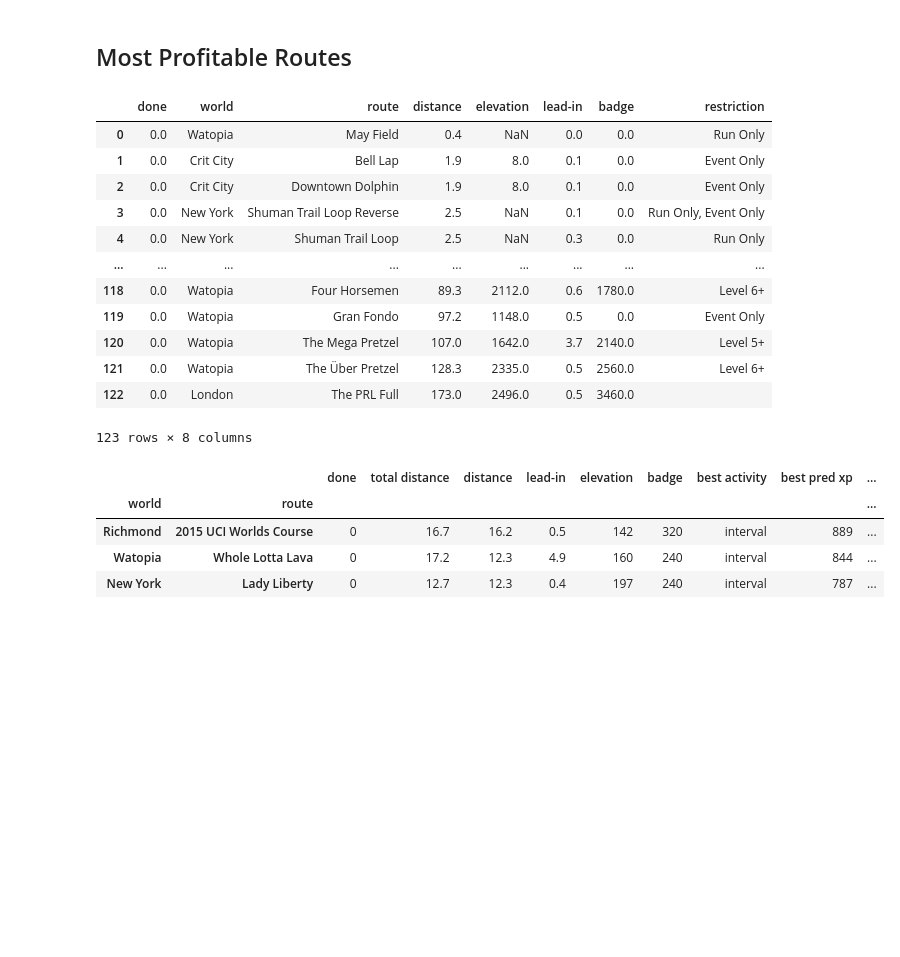
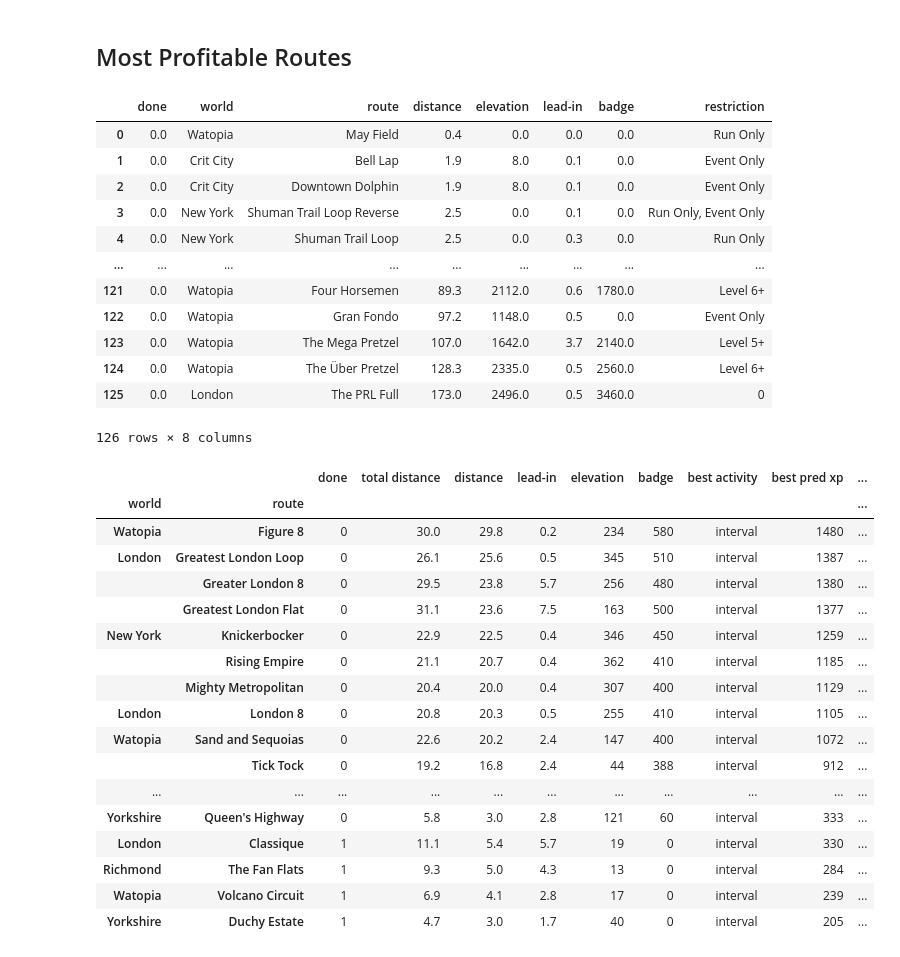
Before and after one commit to bennylp/zwift-training, a Jupyter notebook: zwift-planner.ipynb, the cells around one changed output. Drawn from its saved outputs; the diff is of its cells as text; code cells hidden in the pictures; blank space fills up the shorter version.

```diff
--- a/zwift-planner.ipynb
+++ b/zwift-planner.ipynb
@@ -124,25 +127,25 @@ Mean error: 4.3%
 ## Most Profitable Routes
 # %%
 routes = pd.read_excel(os.path.join(ROOT, 'routes.xlsx'))
-routes['done'] = routes['done'].fillna(0)
-routes['badge'] = routes['badge'].fillna(0)
-routes['restriction'] = routes['restriction'].fillna('')
-routes['lead-in'] = routes['lead-in'].fillna(0)
+for col in ['done', 'badge', 'restriction', 'lead-in', 'elevation']:
+    routes[col] = routes[col].fillna(0)
+
+routes['restriction'] = routes['restriction'].fillna('').astype(str)
 routes
 # %% [output]
 |  | done | world | route | distance | elevation | lead-in | badge | restriction |
-| 0 | 0.0 | Watopia | May Field | 0.4 | NaN | 0.0 | 0.0 | Run Only |
+| 0 | 0.0 | Watopia | May Field | 0.4 | 0.0 | 0.0 | 0.0 | Run Only |
 | 1 | 0.0 | Crit City | Bell Lap | 1.9 | 8.0 | 0.1 | 0.0 | Event Only |
 | 2 | 0.0 | Crit City | Downtown Dolphin | 1.9 | 8.0 | 0.1 | 0.0 | Event Only |
-| 3 | 0.0 | New York | Shuman Trail Loop Reverse | 2.5 | NaN | 0.1 | 0.0 | Run Only, Event Only |
-| 4 | 0.0 | New York | Shuman Trail Loop | 2.5 | NaN | 0.3 | 0.0 | Run Only |
+| 3 | 0.0 | New York | Shuman Trail Loop Reverse | 2.5 | 0.0 | 0.1 | 0.0 | Run Only, Event Only |
+| 4 | 0.0 | New York | Shuman Trail Loop | 2.5 | 0.0 | 0.3 | 0.0 | Run Only |
 | ... | ... | ... | ... | ... | ... | ... | ... | ... |
-| 118 | 0.0 | Watopia | Four Horsemen | 89.3 | 2112.0 | 0.6 | 1780.0 | Level 6+ |
-| 119 | 0.0 | Watopia | Gran Fondo | 97.2 | 1148.0 | 0.5 | 0.0 | Event Only |
-| 120 | 0.0 | Watopia | The Mega Pretzel | 107.0 | 1642.0 | 3.7 | 2140.0 | Level 5+ |
-| 121 | 0.0 | Watopia | The Über Pretzel | 128.3 | 2335.0 | 0.5 | 2560.0 | Level 6+ |
-| 122 | 0.0 | London | The PRL Full | 173.0 | 2496.0 | 0.5 | 3460.0 |  |
+| 121 | 0.0 | Watopia | Four Horsemen | 89.3 | 2112.0 | 0.6 | 1780.0 | Level 6+ |
+| 122 | 0.0 | Watopia | Gran Fondo | 97.2 | 1148.0 | 0.5 | 0.0 | Event Only |
+| 123 | 0.0 | Watopia | The Mega Pretzel | 107.0 | 1642.0 | 3.7 | 2140.0 | Level 5+ |
+| 124 | 0.0 | Watopia | The Über Pretzel | 128.3 | 2335.0 | 0.5 | 2560.0 | Level 6+ |
+| 125 | 0.0 | London | The PRL Full | 173.0 | 2496.0 | 0.5 | 3460.0 | 0 |
-123 rows × 8 columns
+126 rows × 8 columns
 # %%
 def best_route(avg_watt_per_kg, weight, max_duration, min_duration=None, kind=None, done=None):
     assert kind is None or kind in ['ride', 'interval', 'workout']
@@ -230,34 +233,51 @@ def calc_avg_watt(ftp, tss, duration):
     # avg_watt = (tss / hour * ftp**2 / 100) ** 0.5
     hour = pd.Timedelta(duration).total_seconds() / 3600
     return (tss * (ftp**2) / hour / 100) ** 0.5
 
 def calc_tss(ftp, avg_watt, duration):
     #np = avg_watt
     #IF = np / ftp
     #tss = (pd.Timedelta(duration).total_seconds()  * np * IF) / (ftp * 3600) * 100
     tss = pd.Timedelta(duration).total_seconds() / 3600 * (avg_watt ** 2) / (ftp ** 2) * 100
     return tss
 
 def best_route_by_tss(ftp, weight, tss, duration, kind=None, done=None):
     duration = pd.Timedelta(duration)
     avg_watt = calc_avg_watt(ftp, tss, duration)
     return best_route(avg_watt/weight, weight, duration+pd.Timedelta(minutes=10),
                       min_duration=duration-pd.Timedelta(minutes=10),
                       kind=kind, done=done)
 
 # Monday: Step-down interval
 #best_route_by_tss(160, 83, 62, '0:50:00', kind='workout')
 
 # Tuesday: Low-cadence interval
 #best_route_by_tss(160, 83, 53, '0:50:00', kind='workout')
 
 # Thursday: The long ride
 #best_route_by_tss(160, 83, 42, '0:50:00', kind='interval')
 
-best_route_by_watt(95, 83, '0:50:00')
+# MAF Rest day
+#best_route_by_tss(160, 83, 16, '0:25:00')
+
+# MAF M60
+best_route(113/83, 83, '1:20:00')
 # %% [output]
 |  |  | done | total distance | distance | lead-in | elevation | badge | best activity | best pred xp | ... |
 | world | route |  |  |  |  |  |  |  |  | ... |
-| Richmond | 2015 UCI Worlds Course | 0 | 16.7 | 16.2 | 0.5 | 142 | 320 | interval | 889 | ... |
-| Watopia | Whole Lotta Lava | 0 | 17.2 | 12.3 | 4.9 | 160 | 240 | interval | 844 | ... |
-| New York | Lady Liberty | 0 | 12.7 | 12.3 | 0.4 | 197 | 240 | interval | 787 | ... |
+| Watopia | Figure 8 | 0 | 30.0 | 29.8 | 0.2 | 234 | 580 | interval | 1480 | ... |
+| London | Greatest London Loop | 0 | 26.1 | 25.6 | 0.5 | 345 | 510 | interval | 1387 | ... |
+|  | Greater London 8 | 0 | 29.5 | 23.8 | 5.7 | 256 | 480 | interval | 1380 | ... |
+|  | Greatest London Flat | 0 | 31.1 | 23.6 | 7.5 | 163 | 500 | interval | 1377 | ... |
+| New York | Knickerbocker | 0 | 22.9 | 22.5 | 0.4 | 346 | 450 | interval | 1259 | ... |
+|  | Rising Empire | 0 | 21.1 | 20.7 | 0.4 | 362 | 410 | interval | 1185 | ... |
+|  | Mighty Metropolitan | 0 | 20.4 | 20.0 | 0.4 | 307 | 400 | interval | 1129 | ... |
+| London | London 8 | 0 | 20.8 | 20.3 | 0.5 | 255 | 410 | interval | 1105 | ... |
+| Watopia | Sand and Sequoias | 0 | 22.6 | 20.2 | 2.4 | 147 | 400 | interval | 1072 | ... |
+|  | Tick Tock | 0 | 19.2 | 16.8 | 2.4 | 44 | 388 | interval | 912 | ... |
+| ... | ... | ... | ... | ... | ... | ... | ... | ... | ... | ... |
+| Yorkshire | Queen's Highway | 0 | 5.8 | 3.0 | 2.8 | 121 | 60 | interval | 333 | ... |
+| London | Classique | 1 | 11.1 | 5.4 | 5.7 | 19 | 0 | interval | 330 | ... |
+| Richmond | The Fan Flats | 1 | 9.3 | 5.0 | 4.3 | 13 | 0 | interval | 284 | ... |
+| Watopia | Volcano Circuit | 1 | 6.9 | 4.1 | 2.8 | 17 | 0 | interval | 239 | ... |
+| Yorkshire | Duchy Estate | 1 | 4.7 | 3.0 | 1.7 | 40 | 0 | interval | 205 | ... |
```
Also changed, not shown: parts of 5 cells of this notebook, 6 other files.
